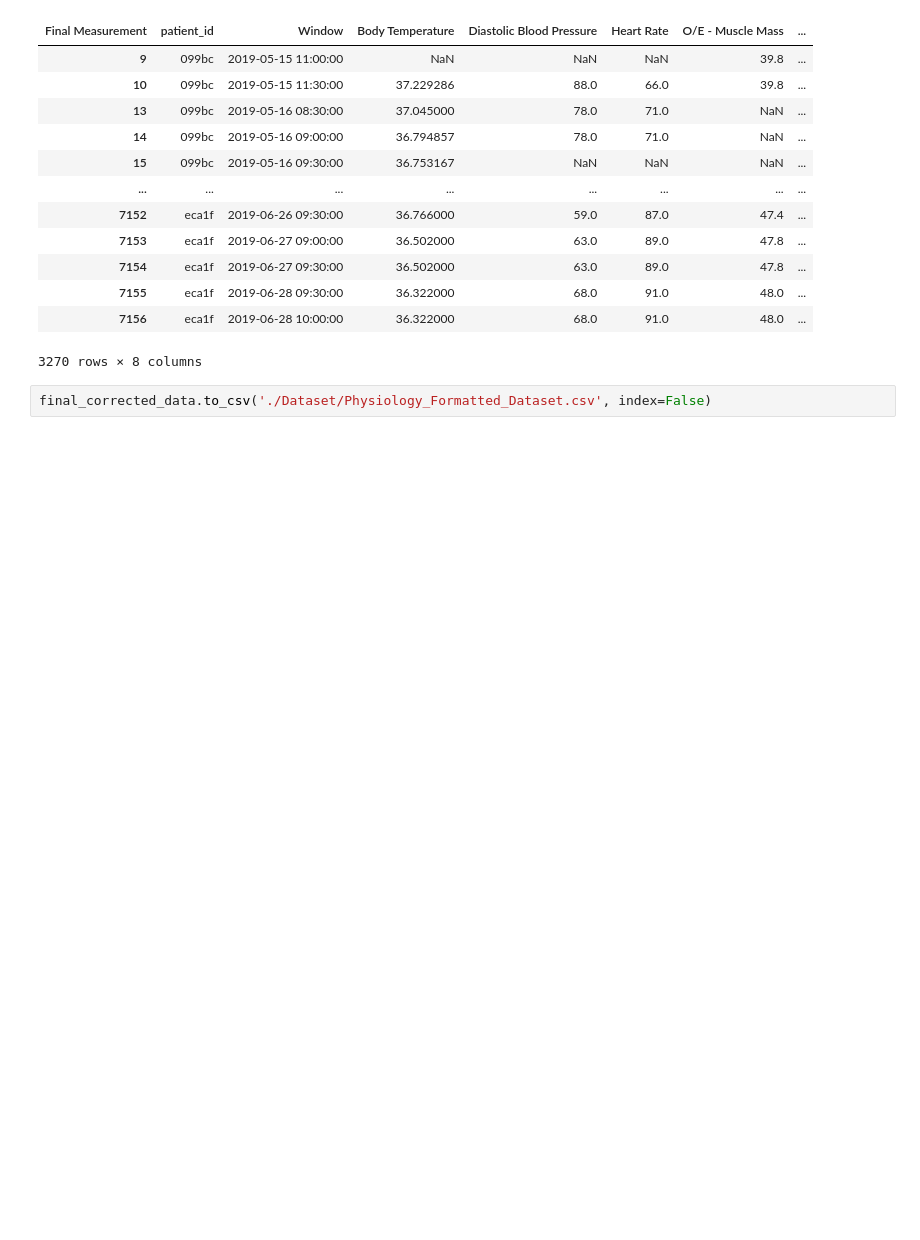
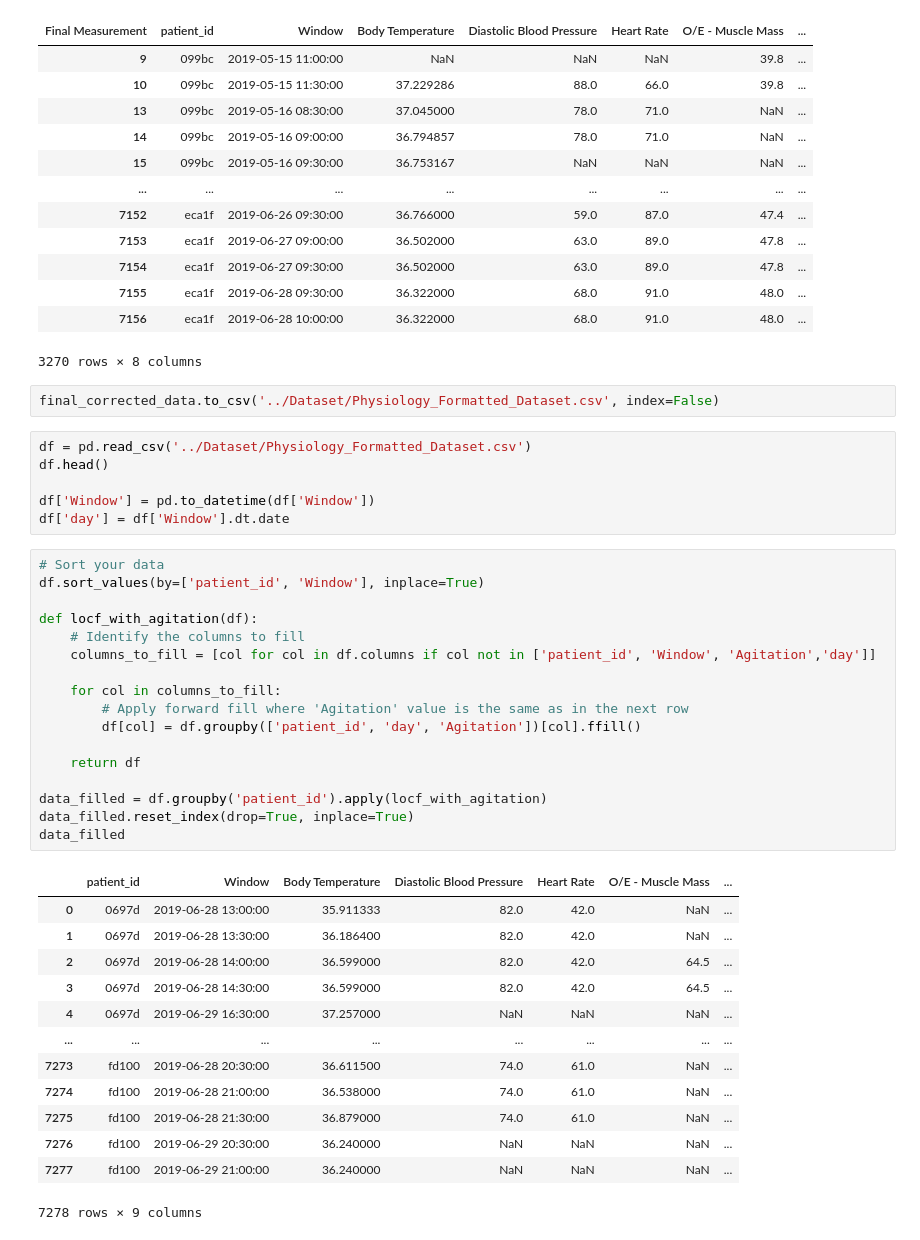
Before and after one commit to y-ghoneim/SDProject32, a Jupyter notebook: Notebooks/Physiology Preprocessing.ipynb, the cells around one changed output. Drawn from its saved outputs; the diff is of its cells as text; blank space fills up the shorter version.

```diff
--- a/Notebooks/Physiology Preprocessing.ipynb
+++ b/Notebooks/Physiology Preprocessing.ipynb
@@ -298,4 +306,41 @@ final_corrected_data[final_corrected_data["Agitation"] == 1]
 | 7156 | eca1f | 2019-06-28 10:00:00 | 36.322000 | 68.0 | 91.0 | 48.0 | ... |
 3270 rows × 8 columns
 # %%
-final_corrected_data.to_csv('./Dataset/Physiology_Formatted_Dataset.csv', index=False)
+final_corrected_data.to_csv('../Dataset/Physiology_Formatted_Dataset.csv', index=False)
+# %%
+df = pd.read_csv('../Dataset/Physiology_Formatted_Dataset.csv')
+df.head()
+
+df['Window'] = pd.to_datetime(df['Window'])
+df['day'] = df['Window'].dt.date
+# %%
+# Sort your data
+df.sort_values(by=['patient_id', 'Window'], inplace=True)
+
+def locf_with_agitation(df):
+    # Identify the columns to fill
+    columns_to_fill = [col for col in df.columns if col not in ['patient_id', 'Window', 'Agitation','day']]
+
+    for col in columns_to_fill:
+        # Apply forward fill where 'Agitation' value is the same as in the next row
+        df[col] = df.groupby(['patient_id', 'day', 'Agitation'])[col].ffill()
+
+    return df
+
+data_filled = df.groupby('patient_id').apply(locf_with_agitation)
+data_filled.reset_index(drop=True, inplace=True)
+data_filled
+# %% [output]
+|  | patient_id | Window | Body Temperature | Diastolic Blood Pressure | Heart Rate | O/E - Muscle Mass | ... |
+| 0 | 0697d | 2019-06-28 13:00:00 | 35.911333 | 82.0 | 42.0 | NaN | ... |
+| 1 | 0697d | 2019-06-28 13:30:00 | 36.186400 | 82.0 | 42.0 | NaN | ... |
+| 2 | 0697d | 2019-06-28 14:00:00 | 36.599000 | 82.0 | 42.0 | 64.5 | ... |
+| 3 | 0697d | 2019-06-28 14:30:00 | 36.599000 | 82.0 | 42.0 | 64.5 | ... |
+| 4 | 0697d | 2019-06-29 16:30:00 | 37.257000 | NaN | NaN | NaN | ... |
+| ... | ... | ... | ... | ... | ... | ... | ... |
+| 7273 | fd100 | 2019-06-28 20:30:00 | 36.611500 | 74.0 | 61.0 | NaN | ... |
+| 7274 | fd100 | 2019-06-28 21:00:00 | 36.538000 | 74.0 | 61.0 | NaN | ... |
+| 7275 | fd100 | 2019-06-28 21:30:00 | 36.879000 | 74.0 | 61.0 | NaN | ... |
+| 7276 | fd100 | 2019-06-29 20:30:00 | 36.240000 | NaN | NaN | NaN | ... |
+| 7277 | fd100 | 2019-06-29 21:00:00 | 36.240000 | NaN | NaN | NaN | ... |
+7278 rows × 9 columns
```
Also changed, not shown: parts of 5 cells of this notebook.
